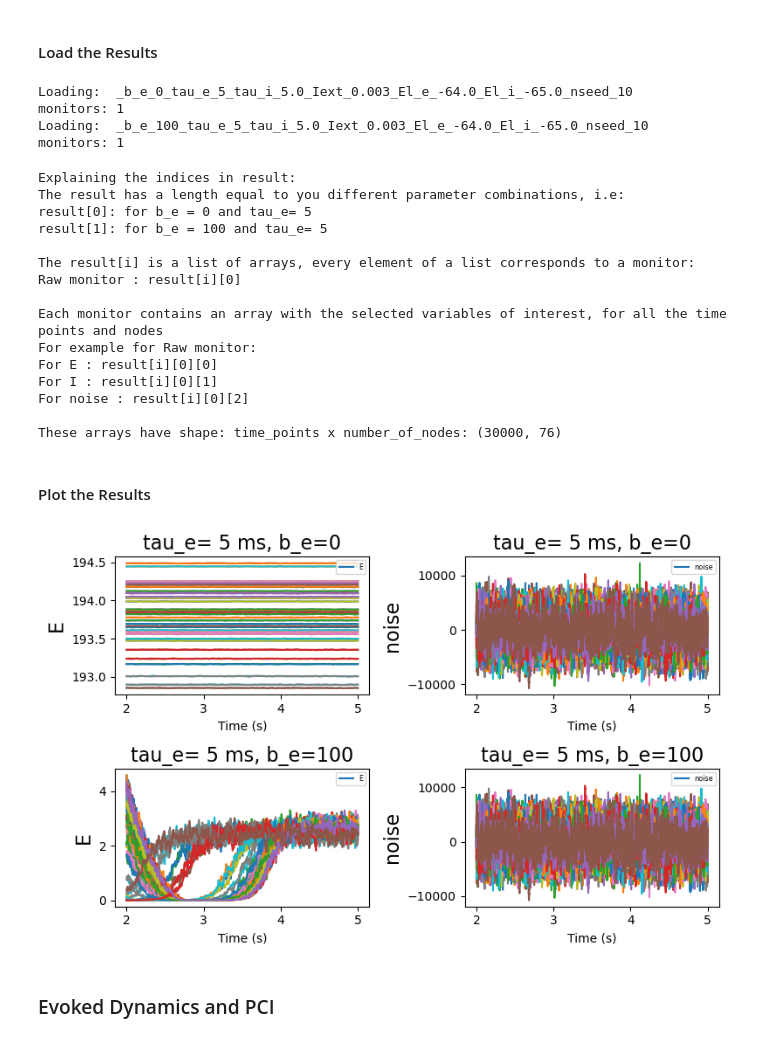
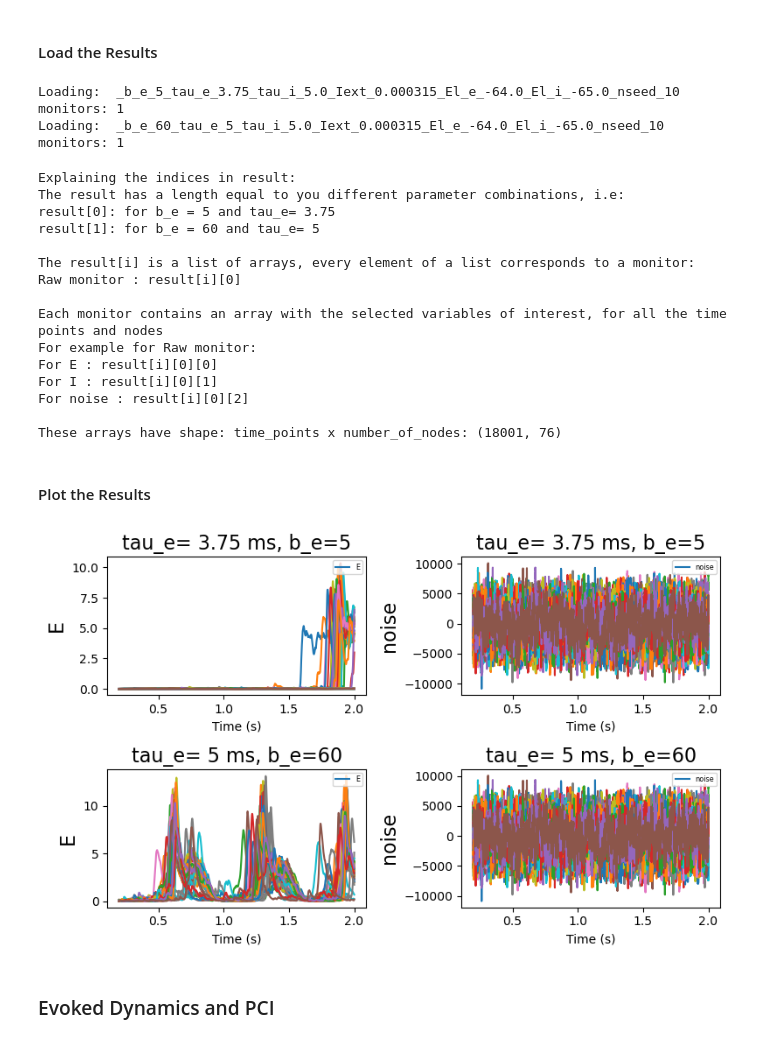
Before and after one commit to mariasacha/paper_pipeline_hub, a Jupyter notebook: whole_pipeline.ipynb, the cells around one changed output. Cells and saved outputs as stored; diff of their text form; code cells hidden in the pictures.

```diff
--- a/whole_pipeline.ipynb
+++ b/whole_pipeline.ipynb
@@ -562,25 +313,0 @@ this many nans: 405
-# %%
-fig, ax = plt.subplots(figsize=(10,5))
-ax.set_title('Transfer function of FS cell')
-ax.set_ylabel('Output rate (Hz)')
-ax.set_xlabel('Excitatory input (Hz)')
-
-inp_exc = feSim
-vve, vvi = np.meshgrid(feSim, fiSim)
-out_rate = np.load(file)
-
-ve2, vi2, FF2, adapt2 = get_rid_of_nans(vve, vvi, adapt, FF, params, cell_type)
-
-mu_V, sig_V, tau_V = mu_sig_tau_func(vve_new, vvi_new, adapt_new,params,cell_type)
-g_L = 10 * 1e-9   # 30.0  /1.3
-C_m = 200 * 1e-12  # 281.0 /1.1
-tauN_V = tau_V * g_L / C_m
-
-fit_rate = output_rate(P,mu_V, sig_V, tau_V, tauN_V)
-# ax.plot(vi, fit_rate, 'k.', label='fit');
-ax.plot(ve, FF, 'go', label='data');
-ax.plot(ve, FF_new, 'r.', label='data');
-
-mean_error = np.mean(np.sqrt((FF_new - fit_rate)**2))
-
-ax.text(0.5, 0.95, f'dev: {mean_error:.2f} Hz', transform=ax.transAxes, ha='center')
@@ -940,8 +424,5 @@ dir(parameters)
 # %%
 parameters.parameter_simulation['path_result'] = './result/synch/'
-# %%
-parameters.parameter_model['external_input_ex_ex'] = 5e-3
-parameters.parameter_model['external_input_in_ex'] = 5e-3
 # %%
 simulator = sim_init(parameters)
 Nnodes = simulator.number_of_nodes
@@ -1000,9 +461,9 @@ and set `change_of = 'tau_i'` in:
 # Choose values of b_e and tau_e
 bvals = [0, 100]
 tau_es = [5, 5]
-iext=10e-3
-run_sim = 5000
-cut_transient = 2000
+iext=0.315e-3
+run_sim = 2000
+cut_transient = 200
 # %%
 # Run Simulation
 for b_e, tau_e in zip(bvals, tau_es):
@@ -1017,9 +478,9 @@ Simulation Completed successfully
 bvals = [5, 60]
 tau_es = [3.75, 5]
 
-bvals = [0, 100]
-tau_es = [5, 5]
-iext=3e-3
+bvals = [5, 60]
+tau_es = [3.75, 5]
+iext=0.315e-3
 #Which variables to load:
 vars_int = ['E', 'I' ,'noise']
 
@@ -1029,9 +490,9 @@ for i, (b_e, tau_e) in enumerate(zip(bvals, tau_es)):
     result_param, for_explan = get_result(parameters,cut_transient, run_sim, b_e = b_e, tau_e = tau_e, vars_int = vars_int,Iext = iext)
     result.append(result_param)
 # %% [output]
-Loading:  _b_e_0_tau_e_5_tau_i_5.0_Iext_0.003_El_e_-64.0_El_i_-65.0_nseed_10
+Loading:  _b_e_5_tau_e_3.75_tau_i_5.0_Iext_0.000315_El_e_-64.0_El_i_-65.0_nseed_10
 monitors: 1
-Loading:  _b_e_100_tau_e_5_tau_i_5.0_Iext_0.003_El_e_-64.0_El_i_-65.0_nseed_10
+Loading:  _b_e_60_tau_e_5_tau_i_5.0_Iext_0.000315_El_e_-64.0_El_i_-65.0_nseed_10
 monitors: 1
 # %%
 # For explanation of the indexes of the result, uncomment the following:
@@ -1040,8 +501,8 @@ access_results(for_explan, bvals, tau_es, change_of='tau_e')
 # %% [output]
 Explaining the indices in result:
 The result has a length equal to you different parameter combinations, i.e:
-result[0]: for b_e = 0 and tau_e= 5
-result[1]: for b_e = 100 and tau_e= 5
+result[0]: for b_e = 5 and tau_e= 3.75
+result[1]: for b_e = 60 and tau_e= 5
 
 The result[i] is a list of arrays, every element of a list corresponds to a monitor:
 Raw monitor : result[i][0]
@@ -1052,24 +513,23 @@ For E : result[i][0][0]
 For I : result[i][0][1]
 For noise : result[i][0][2]
 
-These arrays have shape: time_points x number_of_nodes: (30000, 76)
+These arrays have shape: time_points x number_of_nodes: (18001, 76)
 # %% [markdown]
 #### Plot the Results
 # %%
 #Plot the results from TVB Simulations
 
 #which monitor
 monitor = 'Raw'
 
 #which variables
 var_select = ['E',  'noise']
 
 #which params (b_e, tau) - to be in the same order as the loading results (see explanations)
 params = [[5, 3.75], [60,5]]
-params = [[0, 5], [100,5]]
 plot_tvb_results(parameters,params, result, monitor, for_explan, var_select,cut_transient, run_sim, Iext=iext)
 # %% [output]
-[figure, old version]
+[figure, new version]
 # %% [markdown]
 <a id="pci"></a>
 ### Evoked Dynamics and PCI
```
Also changed, not shown: parts of 82 cells of this notebook, 2 other files.
